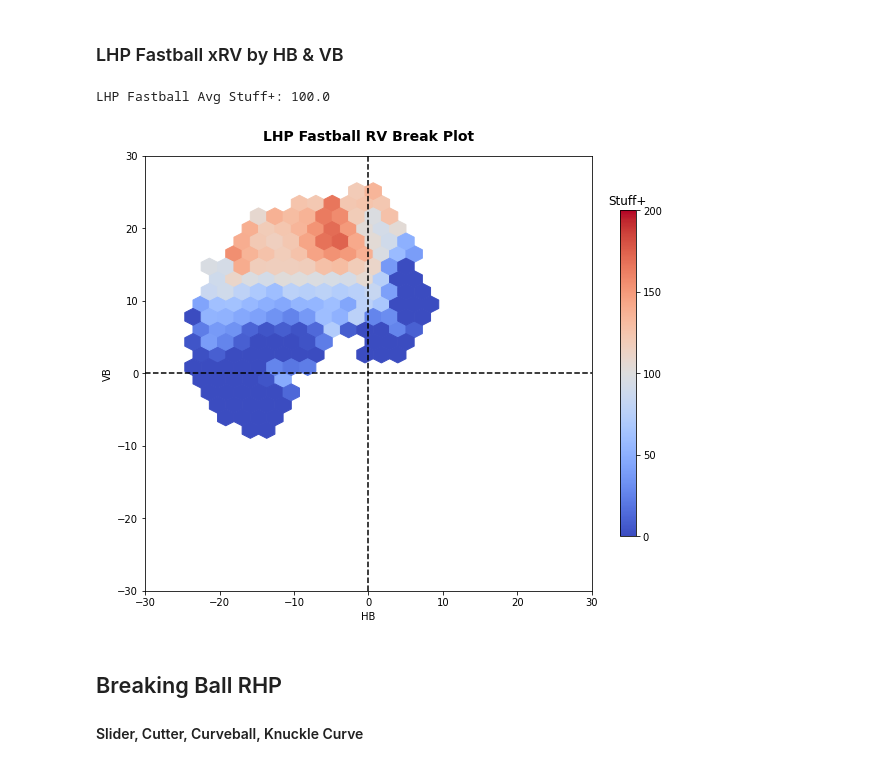
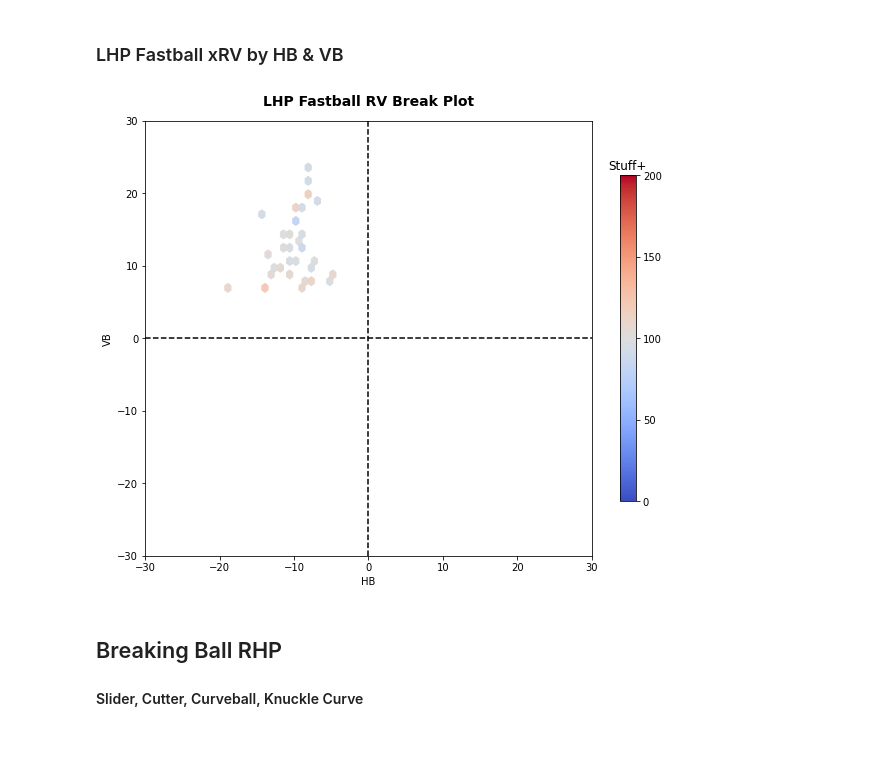
Before and after one commit to anthonyzurke/RVmodel, a Jupyter notebook: notebooks/TU-rv_model.ipynb, the cells around one changed output. Drawn from its saved outputs; the diff is of its cells as text; code cells hidden in the pictures.

```diff
--- a/notebooks/TU-rv_model.ipynb
+++ b/notebooks/TU-rv_model.ipynb
@@ -307,0 +277,24 @@ See Full Dataframe in Mito
+# %%
+lhp_fb_tu['n_pitches'] = 1
+lhp_fb_tu['xRV'] = pred_tu
+lhp_fb_tu['xRV/100'] = round(((lhp_fb_tu['xRV'] / (lhp_fb_tu['n_pitches'])) * 100), 2)
+
+lhp_fb_tu['Stuff+'] = (100 * (-lhp_fb_tu['xRV/100'] / -lhp_fb_tu['xRV/100'].mean()))
+#lhp_fb.head()
+
+grouped_fb_l_tu = lhp_fb_tu.groupby(['Pitcher', 'PitcherThrows', 'TaggedPitchType'],
+                              as_index = False)['n_pitches', 'xRV'].sum()
+
+avg_fb_l_tu = lhp_fb_tu.groupby(['Pitcher', 'PitcherThrows', 'TaggedPitchType'],
+                          as_index = False)['RelSpeed', 'HorzBreak', 'InducedVertBreak', 'RelSide', 'RelHeight',
+                                            'Extension', 'Stuff+'].mean()
+fbl_stuff_tu = pd.merge(avg_fb_l_tu, grouped_fb_l_tu, how = 'left',
+                        on = ['Pitcher', 'PitcherThrows', 'TaggedPitchType'])
+
+fbl_stuff_tu['xRV/100'] = round(((fbl_stuff_tu['xRV'] / (fbl_stuff_tu['n_pitches'])) * 100), 2)
+#fbr_stuff_tu = fbr_stuff.loc[fbr_stuff['n_pitches'] >= 100]
+fbl_stuff_tu = fbl_stuff_tu.round(1)
+fbl_stuff_tu.insert(3, 'n_pitches', fbl_stuff_tu.pop('n_pitches'))
+#fbr_stuff_tu.sort_values(by = 'xRV', ascending = False).head(10)
+fbl_stuff_tu.head(10)
+print(fbl_stuff_tu.to_markdown())
@@ -309,17 +311,15 @@ See Full Dataframe in Mito
 ### LHP Fastball xRV by HB & VB
 # %%
 plt.figure(figsize = (10, 8))
-plt.hexbin(lhp_fb['pfx_x'], lhp_fb['pfx_z'], C = lhp_fb['Stuff+'], cmap = 'coolwarm',
-           mincnt = 5, gridsize = 20)
+plt.hexbin(lhp_fb_tu['HorzBreak'], lhp_fb_tu['InducedVertBreak'], C = lhp_fb_tu['Stuff+'], cmap = 'coolwarm',
+           mincnt = 1, gridsize = 20)
 cb = plt.colorbar(ticks = [0, 50, 100, 150, 200], shrink = .75)
 cb.ax.set_title('Stuff+'), plt.clim(0, 200)
 plt.xlabel('HB'), plt.ylabel('VB'), plt.xlim(-30, 30), plt.ylim(-30, 30)
 plt.axhline(0, color = 'black', ls = '--'), plt.axvline(0, color = 'black', ls = '--')
 plt.title('LHP Fastball RV Break Plot', fontsize = 14, fontweight = 'bold', pad = 15);
-print('LHP Fastball Avg Stuff+:', round(lhp_fb['Stuff+'].mean(), 2))
 # %% [output]
-LHP Fastball Avg Stuff+: 100.0
-[figure, old version]
+[figure, new version]
 # %% [markdown]
 ## Breaking Ball RHP
 
```
Also changed, not shown: parts of 27 cells of this notebook.
